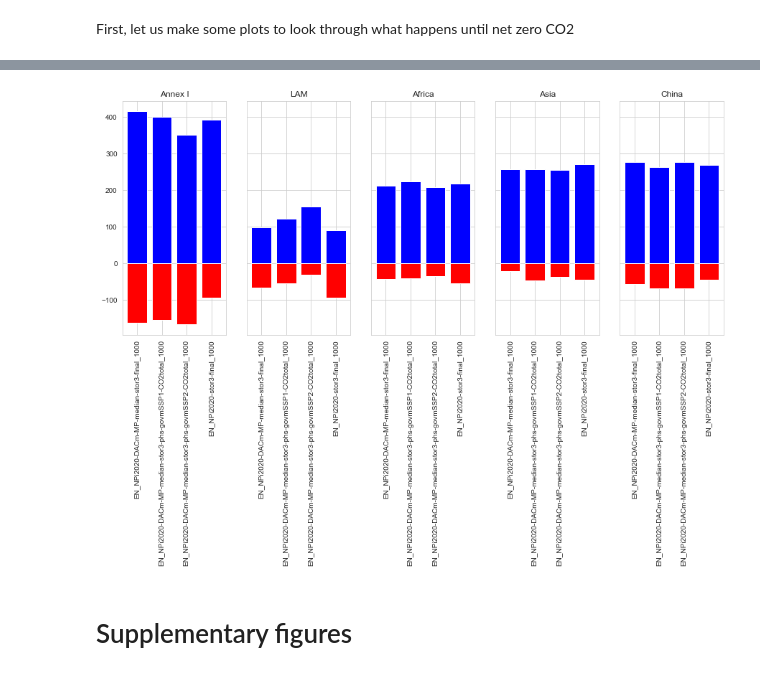
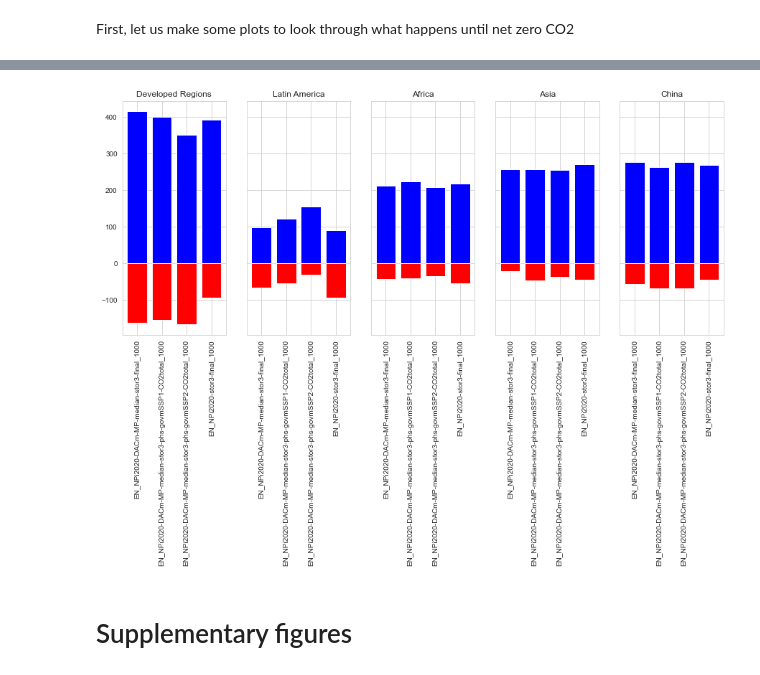
Before and after one commit to iiasa/gidden_brutschin_et_al_2023, a Jupyter notebook: figures/equity/02_statement.ipynb, the cells around one changed output, grey strips where cells are left out. Drawn from its saved outputs; the diff is of its cells as text; code cells hidden in the pictures.

```diff
--- a/figures/equity/02_statement.ipynb
+++ b/figures/equity/02_statement.ipynb
@@ -67,7 +66,7 @@ for temp in ['1.5C', '1.5C - OS', '2C']:
     t = (
         deep_dive
         .filter(Temperature=temp)
-        .meta['Cumulative Emissions|CO2 in Annex I until net-zero']
+        .meta['Cumulative Emissions|CO2 in Developed Regions until net-zero']
         .unstack()
     )
     display(
@@ -134,7 +133,7 @@ def get_from_meta_column(df, x, col):
     val = df.meta.loc[x.name[0:2], col]
     return val if val < np.inf else max(x.index)
 # %%
-regions_of_interest = ['World', 'Annex I', 'LAM', 'Africa', 'Asia', 'China']
+regions_of_interest = ['World', 'Developed Regions', 'Latin America', 'Africa', 'Asia', 'China']
 # %% [markdown]
 Gross CO2 emissions: 2020 - net zero, net zero to 2100
 # %%
@@ -259,28 +279,28 @@ Name: Temperature, dtype: object
 # %%
 fig, ax = plt.subplots(1, 5, figsize=(15, 6), sharey=True)
 
 for i,temp in enumerate(['2C']): #, '1.5C - OS', '2C']):
-    for j, region in enumerate(['Annex I', 'LAM', 'Africa', 'Asia', 'China']):
+    for j, region in enumerate(['Developed Regions', 'Latin America', 'Africa', 'Asia', 'China']):
         plot_data = all_emi.loc[pd.IndexSlice[:, deep_dive.filter(Temperature=temp).scenario, :, :, '2020 - net-zero'], region]
         labs=[]
         for k, scen in enumerate(plot_data.index.get_level_values('scenario').unique()):
             labs.append(scen)
             for var in ['Emissions|CO2|Gross', 'CDR']:
                 d = plot_data.loc[pd.IndexSlice[:,scen, var,:,:]].values[0] / 1e3
                 col='blue'
                 if var == 'CDR':
                      d*=-1
                      col='red'
                 ax[j].bar(
                     x=k,
                     height=d,
                     color=col
                 )
         ax[j].set_title(region)
         ax[j].set_xticks(range(k+1))
         ax[j].set_xticklabels(labs, rotation=90)
 # %% [output]
-[figure, old version]
+[figure, new version]
 # %% [markdown]
 # Supplementary figures
 # %% [markdown]
```
Also changed, not shown: parts of 4 cells of this notebook, 3 other files.
